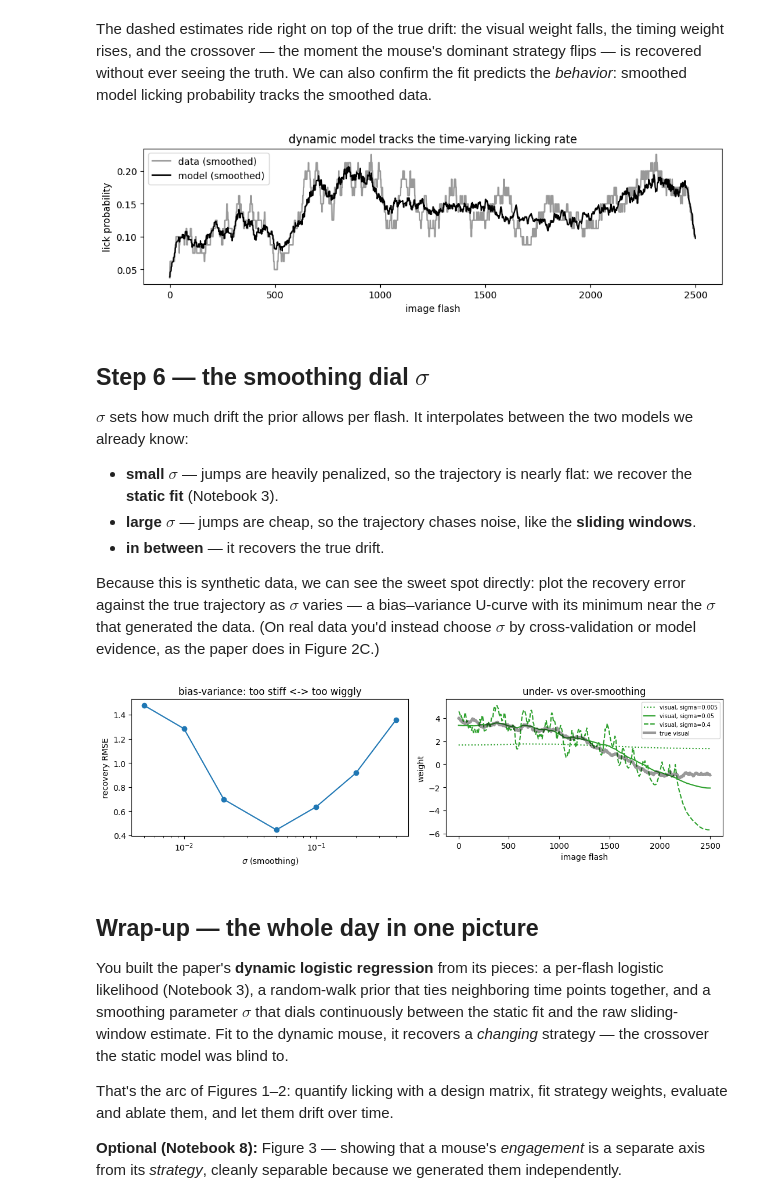
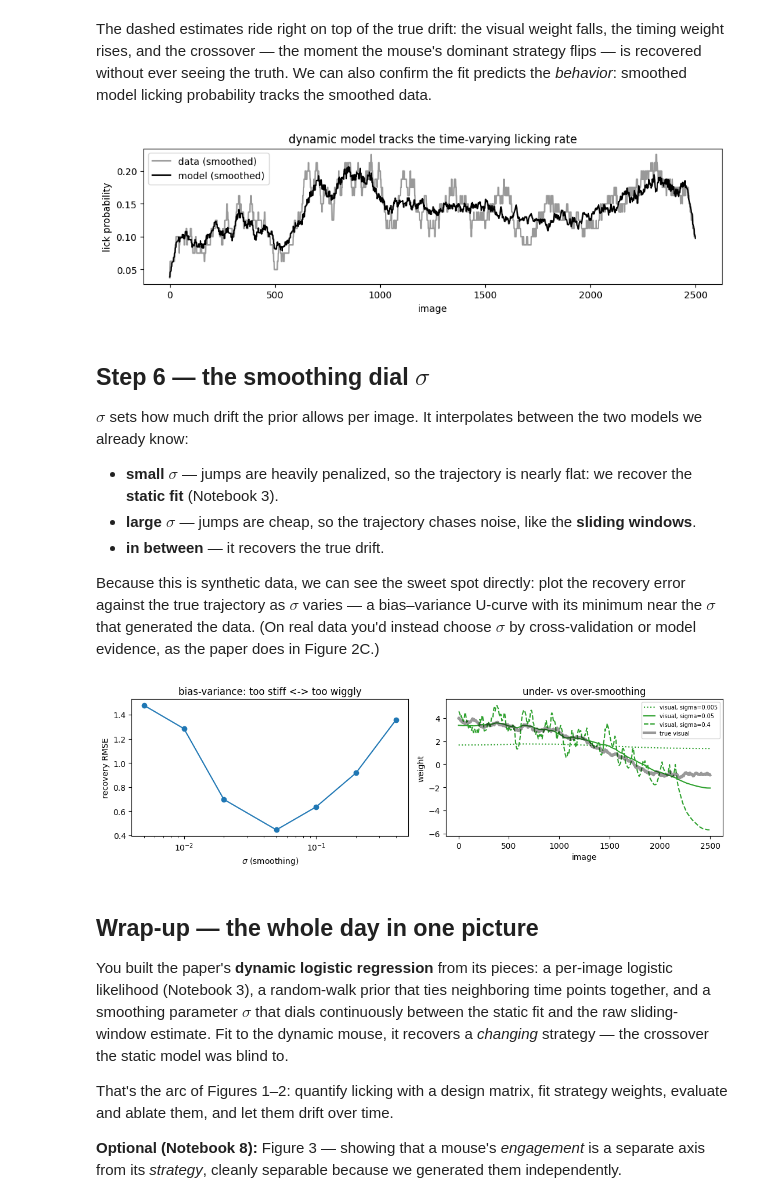
Before and after one commit to stootoon/swc-en-2026, a Jupyter notebook: behaviour/notebooks/07_dynamic_model_solutions.ipynb, the cells around one changed output. Saved outputs shown, nothing was run; the diff lists cells and outputs as text; code cells hidden in the pictures.

```diff
--- a/behaviour/notebooks/07_dynamic_model_solutions.ipynb
+++ b/behaviour/notebooks/07_dynamic_model_solutions.ipynb
@@ -175,19 +175,19 @@ smoothed data.
 # %%
 p_model = sb.sigmoid(np.sum(W_dyn * X, axis=1))
 box = np.ones(80) / 80
 sm = lambda v: np.convolve(v, box, mode="same")
 plt.figure(figsize=(11, 2.6))
 plt.plot(sm(y), color="0.6", label="data (smoothed)")
 plt.plot(sm(p_model), color="k", label="model (smoothed)")
-plt.xlabel("image flash"); plt.ylabel("lick probability"); plt.legend()
+plt.xlabel("image"); plt.ylabel("lick probability"); plt.legend()
 plt.title("dynamic model tracks the time-varying licking rate")
 plt.show()
 # %% [output]
-[figure, old version]
+[figure, new version]
 # %% [markdown]
 ## Step 6 — the smoothing dial $\sigma$
 
-$\sigma$ sets how much drift the prior allows per flash. It interpolates between
+$\sigma$ sets how much drift the prior allows per image. It interpolates between
 the two models we already know:
 
 * **small $\sigma$** — jumps are heavily penalized, so the trajectory is nearly
@@ -217,16 +217,16 @@ for s, ls in [(0.005, ":"), (0.05, "-"), (0.4, "--")]:
     W = fit_dynamic(X, y, sigma=s)
     ax[1].plot(W[:, 1], ls, color="tab:green", label=f"visual, sigma={s}")
 ax[1].plot(truth[:, 0], color="k", alpha=0.4, lw=3, label="true visual")
-ax[1].set_xlabel("image flash"); ax[1].set_ylabel("weight")
+ax[1].set_xlabel("image"); ax[1].set_ylabel("weight")
 ax[1].set_title("under- vs over-smoothing"); ax[1].legend(fontsize=7)
 plt.tight_layout(); plt.show()
 # %% [output]
-[figure, old version]
+[figure, new version]
 # %% [markdown]
 ## Wrap-up — the whole day in one picture
 
 You built the paper's **dynamic logistic regression** from its pieces: a
-per-flash logistic likelihood (Notebook 3), a random-walk prior that ties
+per-image logistic likelihood (Notebook 3), a random-walk prior that ties
 neighboring time points together, and a smoothing parameter $\sigma$ that dials
 continuously between the static fit and the raw sliding-window estimate. Fit to
 the dynamic mouse, it recovers a *changing* strategy — the crossover the static
```
Also changed, not shown: parts of 7 cells of this notebook, 29 other files.
